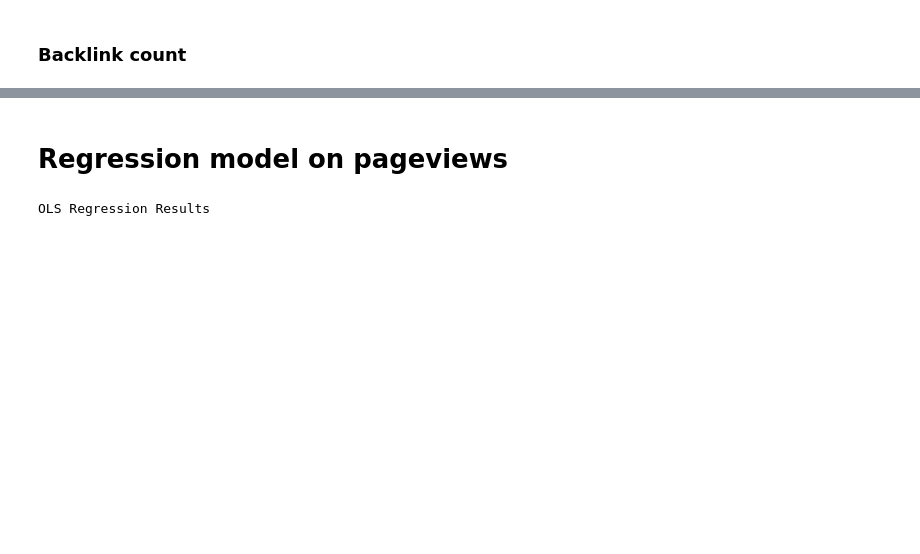
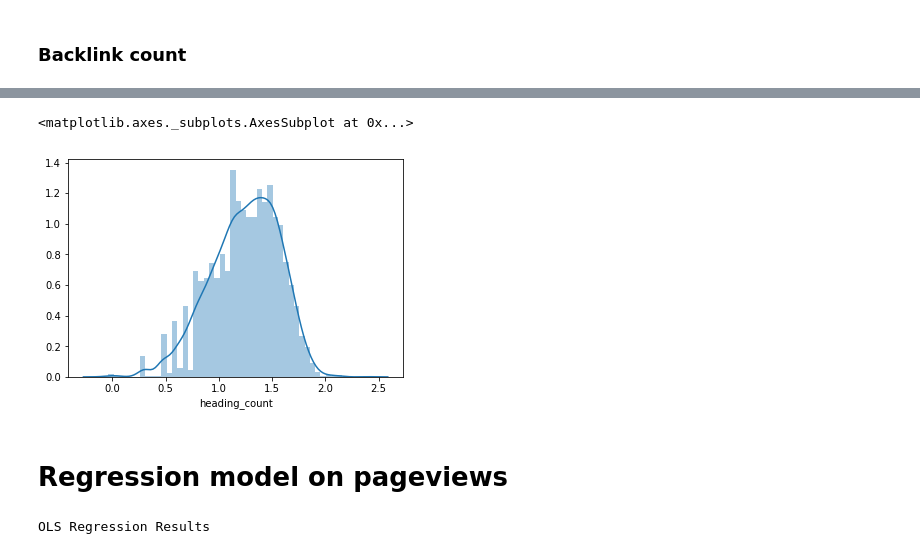
Before and after one commit to wmvoje/wiki_stub_expansion, a Jupyter notebook: data_analysis/Regression_What correlates to pageviews.ipynb, the cells around one changed output, grey strips where cells are left out. Saved outputs shown, nothing was run; the diff lists cells and outputs as text; code cells hidden in the pictures; blank space fills up the shorter version.

```diff
--- a/data_analysis/Regression_What correlates to pageviews.ipynb
+++ b/data_analysis/Regression_What correlates to pageviews.ipynb
@@ -302,0 +319,5 @@ resampled_data['log10_backlink_wikilink_count'] = np.log10(resampled_data.backli
+# %%
+sns.distplot(np.log10(resampled_data[resampled_data.heading_count >0].heading_count))
+# %% [output]
+<matplotlib.axes._subplots.AxesSubplot at 0x...>
+[figure, added]
```
Also changed, not shown: parts of 75 cells of this notebook, 3 other files.
